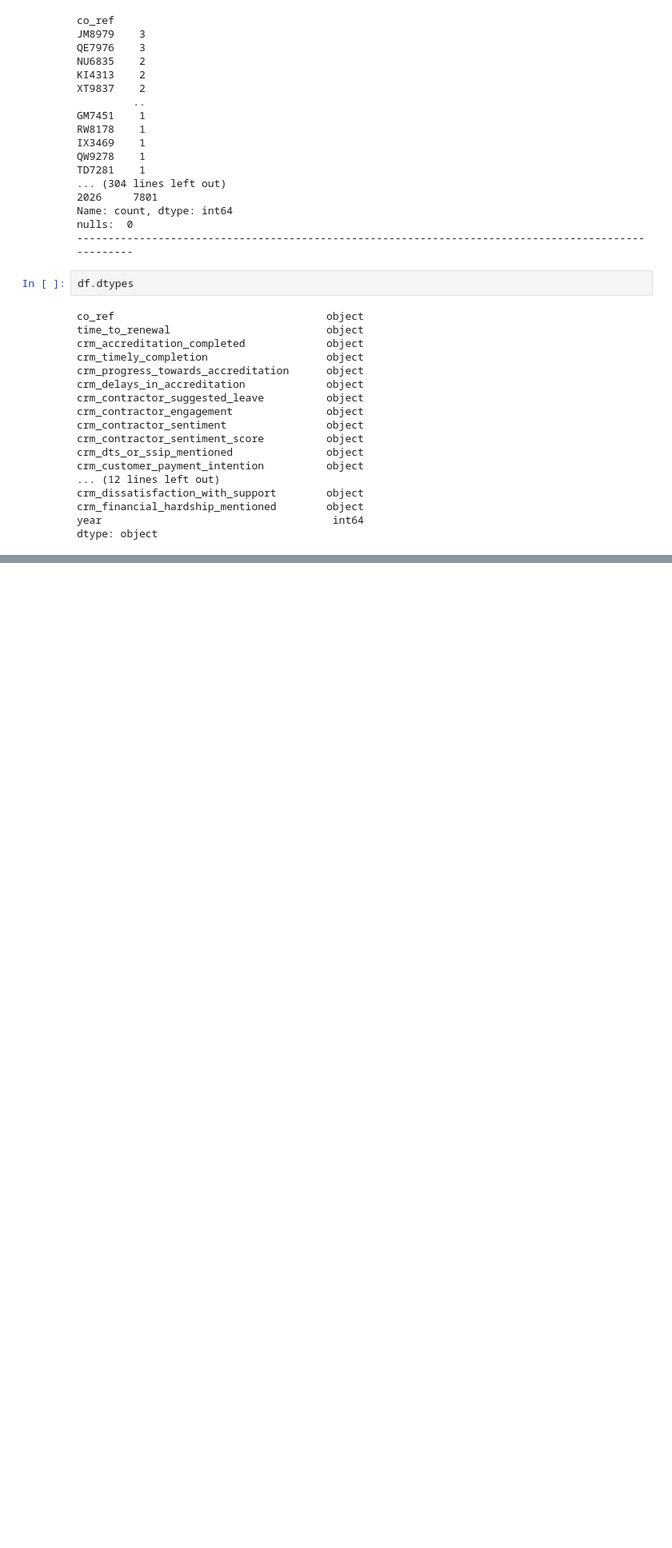
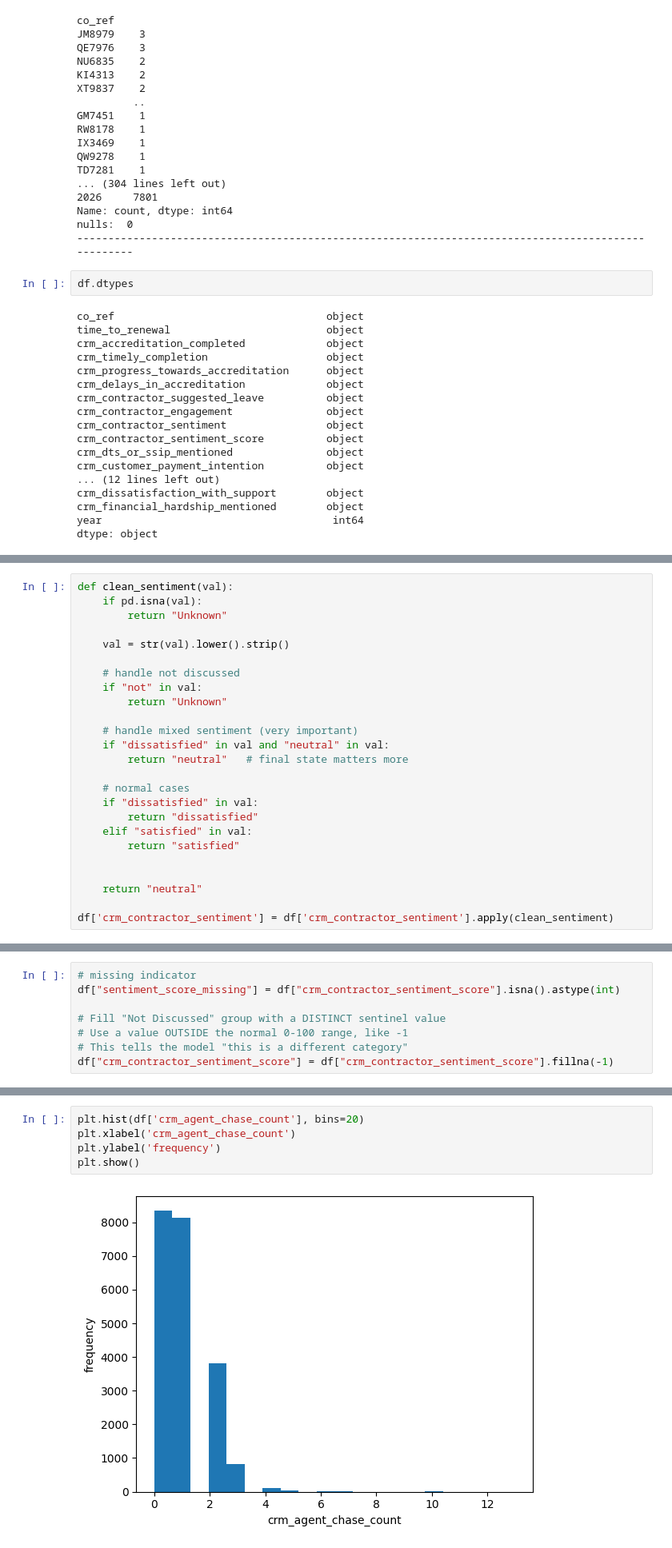
Before and after one commit to Slegendz/churn-prediction-project, a Jupyter notebook: notebooks/01_eda/emails_eda.ipynb, the cells around one changed output, grey strips where cells are left out. Shown at 80% size. Cells and saved outputs as stored; diff of their text form; blank space fills up the shorter version.

Commit message:
feat: cleaned email.csv

```diff
--- a/notebooks/01_eda/emails_eda.ipynb
+++ b/notebooks/01_eda/emails_eda.ipynb
@@ -159,0 +254,25 @@ dtype: object
+# %%
+def clean_sentiment(val):
+    if pd.isna(val):
+        return "Unknown"
+
+    val = str(val).lower().strip()
+
+    # handle not discussed
+    if "not" in val:
+        return "Unknown"
+
+    # handle mixed sentiment (very important)
+    if "dissatisfied" in val and "neutral" in val:
+        return "neutral"   # final state matters more
+
+    # normal cases
+    if "dissatisfied" in val:
+        return "dissatisfied"
+    elif "satisfied" in val:
+        return "satisfied"
+
+
+    return "neutral"
+
+df['crm_contractor_sentiment'] = df['crm_contractor_sentiment'].apply(clean_sentiment)
@@ -159,0 +290,8 @@ dtype: object
+# %%
+# missing indicator
+df["sentiment_score_missing"] = df["crm_contractor_sentiment_score"].isna().astype(int)
+
+# Fill "Not Discussed" group with a DISTINCT sentinel value
+# Use a value OUTSIDE the normal 0-100 range, like -1
+# This tells the model "this is a different category"
+df["crm_contractor_sentiment_score"] = df["crm_contractor_sentiment_score"].fillna(-1)
@@ -159,0 +353,7 @@ dtype: object
+# %%
+plt.hist(df['crm_agent_chase_count'], bins=20)
+plt.xlabel('crm_agent_chase_count')
+plt.ylabel('frequency')
+plt.show()
+# %% [output]
+[figure, added]
```
Also changed, not shown: parts of 91 cells of this notebook.
